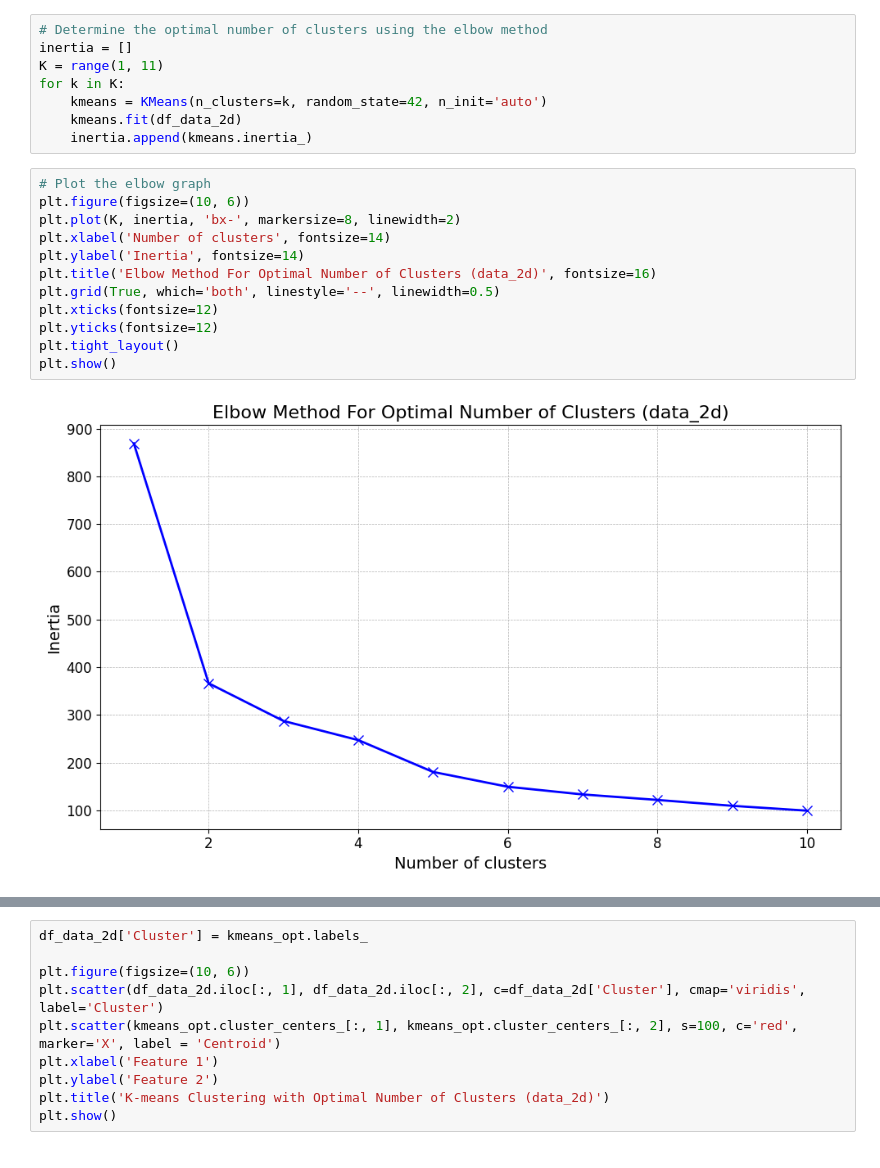
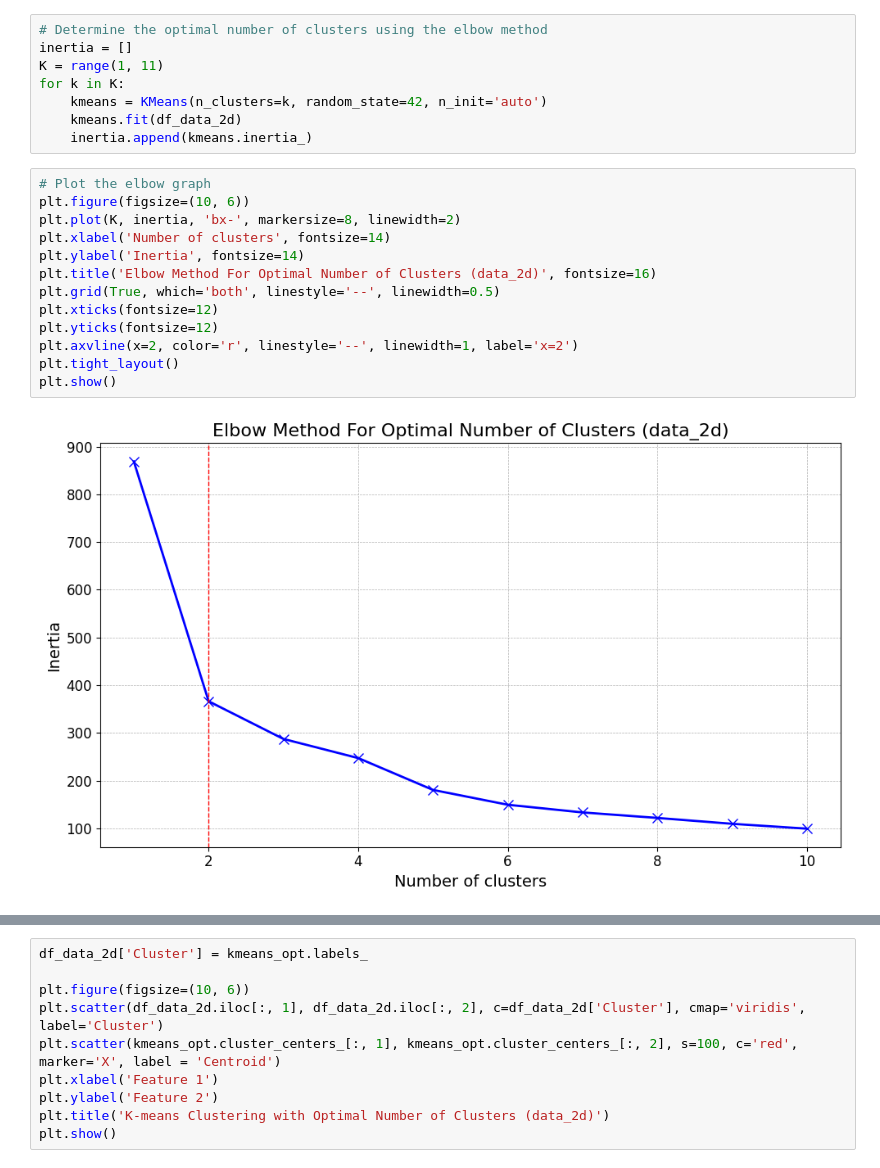
Before and after one commit to OleksiyM/Data_Science, a Jupyter notebook: Module_06/Hw6.ipynb, the cells around one changed output, grey strips where cells are left out. Cells and saved outputs as stored; diff of their text form.

```diff
--- a/Module_06/Hw6.ipynb
+++ b/Module_06/Hw6.ipynb
@@ -45,14 +68,15 @@ for k in K:
 # %%
 # Plot the elbow graph
 plt.figure(figsize=(10, 6))
 plt.plot(K, inertia, 'bx-', markersize=8, linewidth=2)
 plt.xlabel('Number of clusters', fontsize=14)
 plt.ylabel('Inertia', fontsize=14)
 plt.title('Elbow Method For Optimal Number of Clusters (data_2d)', fontsize=16)
 plt.grid(True, which='both', linestyle='--', linewidth=0.5)
 plt.xticks(fontsize=12)
 plt.yticks(fontsize=12)
+plt.axvline(x=2, color='r', linestyle='--', linewidth=1, label='x=2')
 plt.tight_layout()
 plt.show()
 # %% [output]
-[figure, old version]
+[figure, new version]
```
Also changed, not shown: parts of 24 cells of this notebook, 1 other file.
